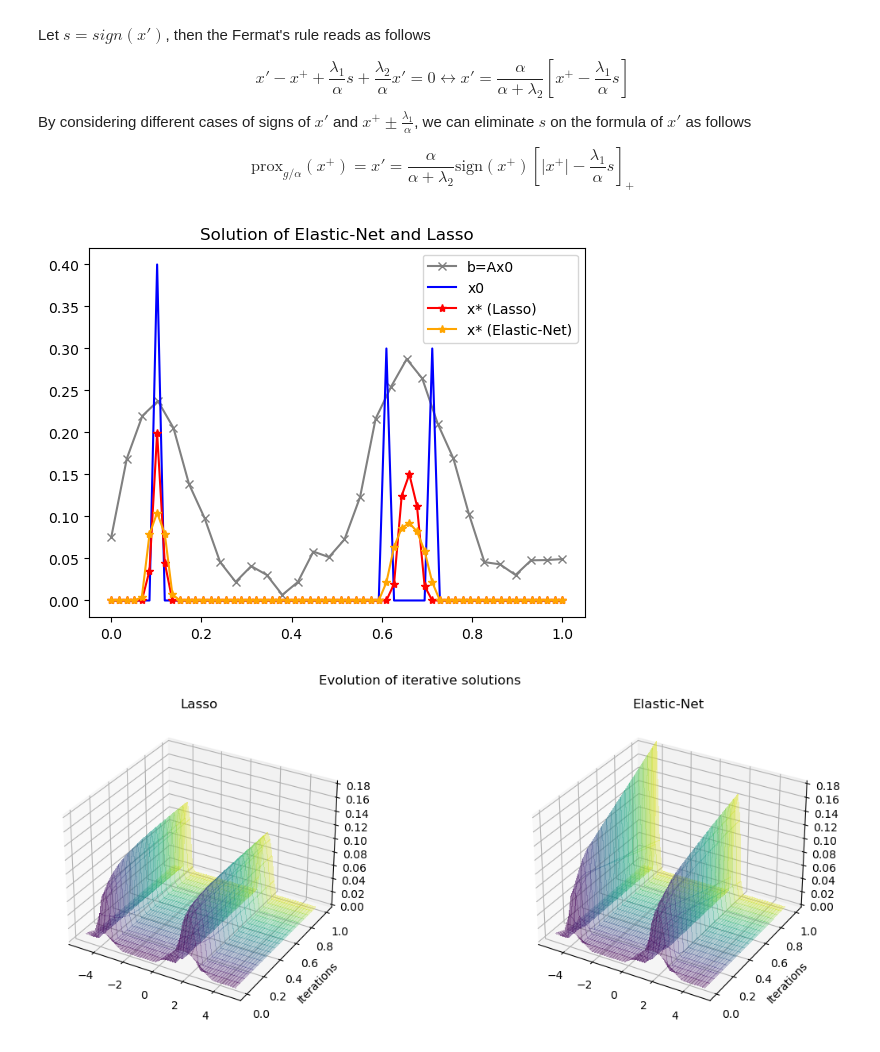
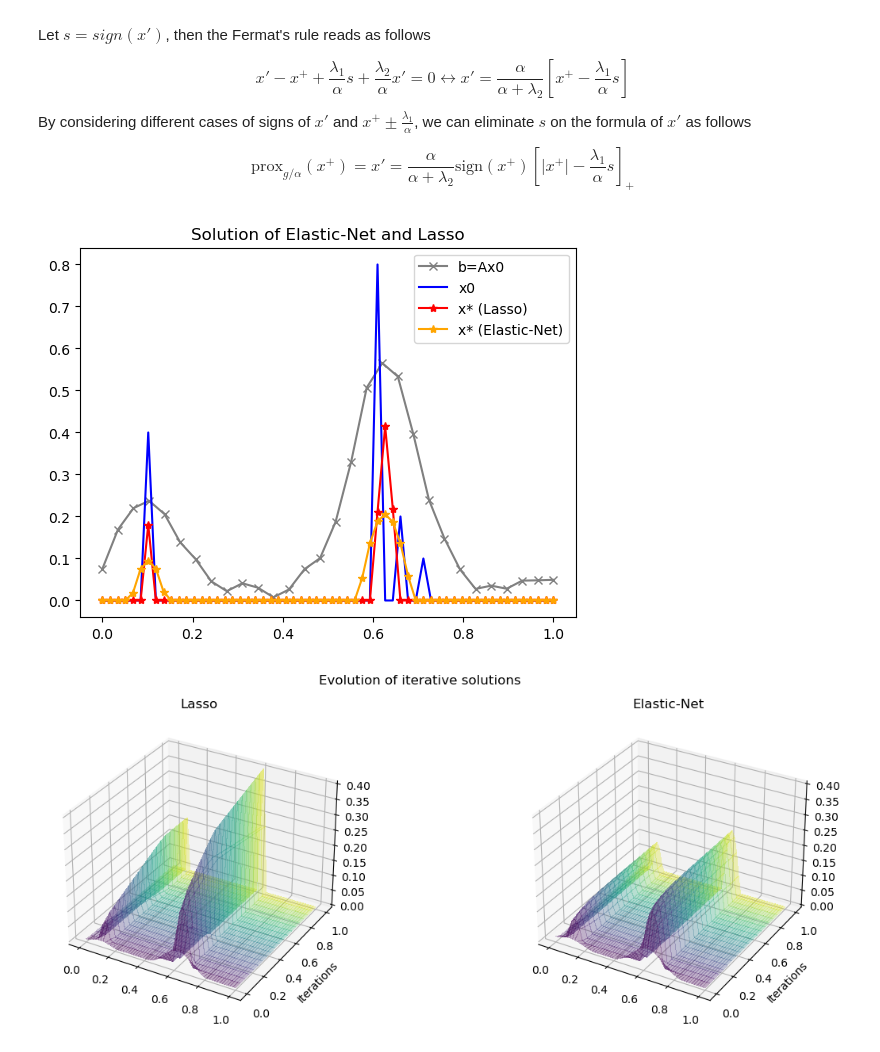
Before and after one commit to Tran-Thu-Le/pyopt, a Jupyter notebook: machine_learning/elastic_net.ipynb, the cells around one changed output. Drawn from its saved outputs; the diff is of its cells as text; code cells hidden in the pictures.

```diff
--- a/machine_learning/elastic_net.ipynb
+++ b/machine_learning/elastic_net.ipynb
@@ -70,18 +70,16 @@ def get_setup():
 	A = dic(x_range, t_range, w=0.08)
 
 	# Generate random x0 vector of size n
-	indices = [n//10, 7*(n//10), 6*(n//10)]
+	indices = [n//10, 12*(n//20), 13*(n//20), 14*(n//20)]
 	x0 = np.zeros(n)
-	x0[indices] = [0.4, 0.3, 0.3]
+	x0[indices] = [0.4, 0.8, 0.2, 0.1]
 
 	# Compute b vector such that Ax0 = b
 	b = np.dot(A, x0) + 0.05*np.random.rand(m)
 
 	# define parameters and
 	lbd_max = np.max(np.dot(A.T, b))
-	lbd = 0.3 * lbd_max  # Regularization parameter
-	# rho = 0.1  # Penalty parameter
-	# print(rho, lmbda)
+	lbd = 0.25 * lbd_max  # Regularization parameter
 	# max_iter = 1000
 	data = {
         "x_range": x_range,
@@ -100,44 +98,45 @@ def pgd_elastic_net(A, b, lbd1, lbd2, max_iters=100):
     x = np.zeros(A.shape[1])
     x_list = []
     k1 = lbd1/L
     k2 = L/(L+lbd2)
     for i in range(max_iters):
         x = x + (1/L) * A.T @ (b- A @ x)
         x = k2 * np.sign(x) * (np.abs(x) - k1).clip(min=0.)
         x_list += [x]
     # print(x.shape)
     x_list = np.vstack(x_list)
     return x_list
 
 # 1. get data
 data  = get_setup()
 A = data["A"]
 b = data["b"]
 lbd1 = data["lbd"]
 x0 = data["x0"]
 x_range = data["x_range"]
 t_range = data["t_range"]
 
 # 2. solve
-x_elasticnet = pgd_elastic_net(A, b, lbd1, 0., max_iters=1000)
-x_lasso = pgd_elastic_net(A, b, lbd1, lbd1/2., max_iters=1000)
+x_lasso = pgd_elastic_net(A, b, lbd1, 0., max_iters=1000)
+x_elasticnet = pgd_elastic_net(A, b, 0.6*lbd1, 0.4*lbd1, max_iters=1000)
 
 # 3. plot
 plt.plot(x_range, b, color="gray", label="b=Ax0", marker="x")
 plt.plot(t_range, x0, color="blue", label="x0")
-plt.plot(t_range, x_elasticnet[-1], color="red", label="x* (Lasso)", marker="*")
-plt.plot(t_range, x_lasso[-1], color="orange", label="x* (Elastic-Net)", marker="*")
+plt.plot(t_range, x_lasso[-1], color="red", label="x* (Lasso)", marker="*")
+plt.plot(t_range, x_elasticnet[-1], color="orange", label="x* (Elastic-Net)", marker="*")
+
 plt.legend()
 plt.title("Solution of Elastic-Net and Lasso")
 plt.show()
 # %% [output]
-[figure, old version]
+[figure, new version]
 # %%
 # Generate x and y values
 k, n = x_lasso.shape
 N=50
 k = k//N
-x = np.linspace(-5, 5, n)
+x = np.linspace(0,1, n)
 y = np.linspace(0, 1, k)
 X, Y = np.meshgrid(x, y)
 iters = np.arange(k)*N
@@ -151,7 +150,7 @@ surf = ax.plot_surface(X, Y, x_lasso[iters, :], cmap='viridis', cstride=1, rstri
                        linewidth=0, antialiased=False, facecolors=plt.cm.viridis(Y), alpha=0.3)
 ax.set_ylabel('Iterations')
 ax.set_title("Lasso")
-ax.set_zlim(0., 0.18)
+ax.set_zlim(0., 0.4)
 
 # 2. Elastic-Net
 ax = fig.add_subplot(122, projection='3d')
@@ -159,9 +158,9 @@ surf = ax.plot_surface(X, Y, x_elasticnet[iters, :], cmap='viridis', cstride=1,
                        linewidth=0, antialiased=False, facecolors=plt.cm.viridis(Y), alpha=0.3)
 ax.set_ylabel('Iterations')
 ax.set_title("Elastic-Net")
-ax.set_zlim(0., 0.18)
+ax.set_zlim(0., 0.4)
 
 fig.suptitle('Evolution of iterative solutions')
 plt.show()
 # %% [output]
-[figure, old version]
+[figure, new version]
```
Also changed, not shown: 2 other files.
